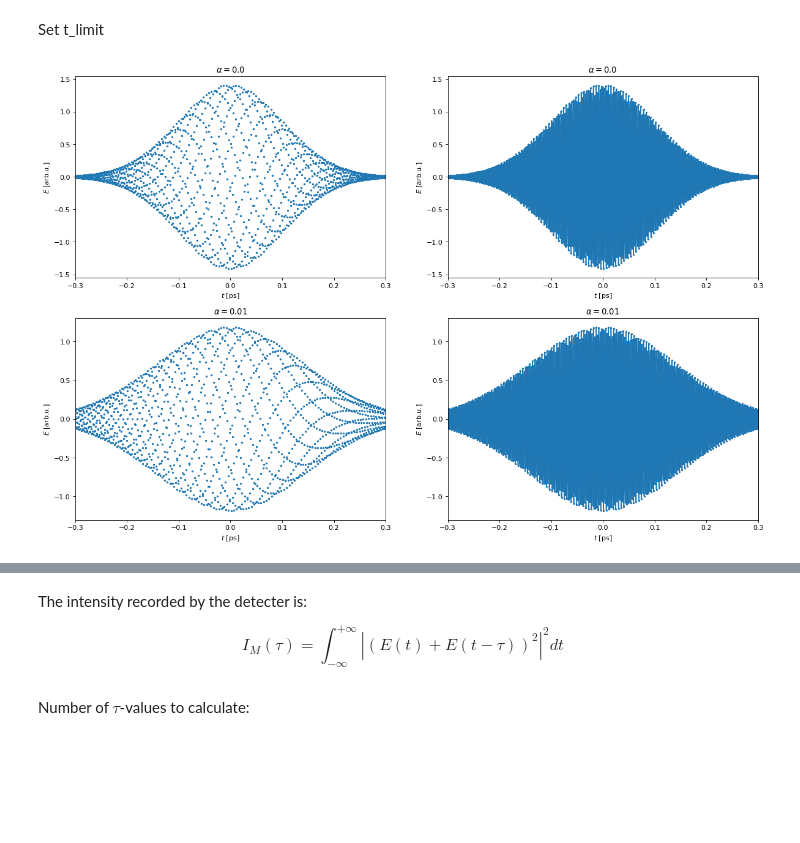
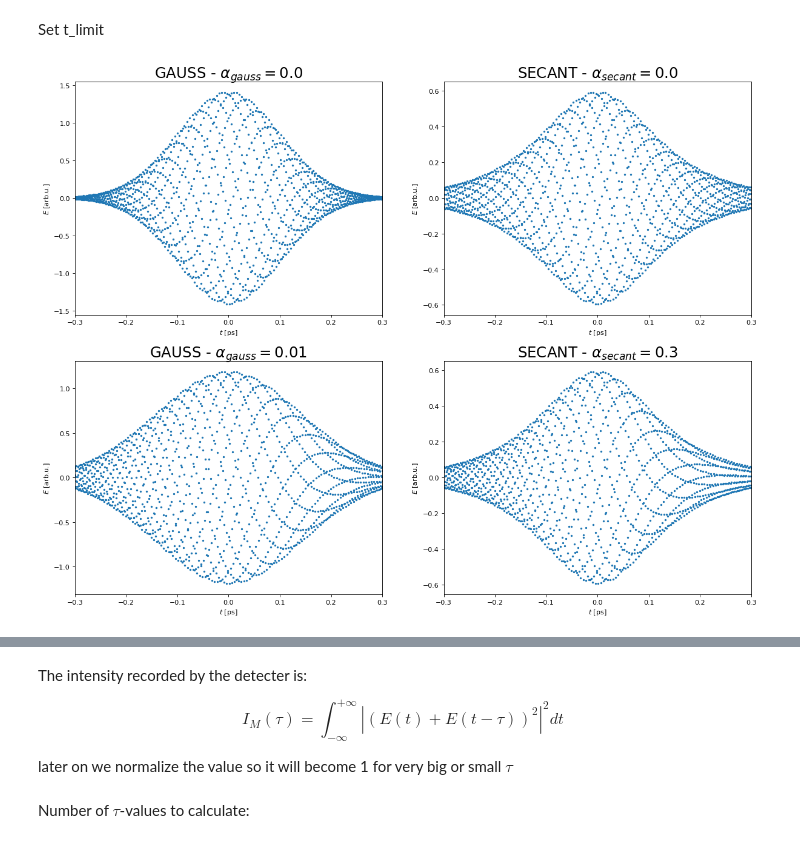
Before and after one commit to JKU-HFP/Chirp-Diagnostic, a Jupyter notebook: Simulating_Optical_Autocorrelation_of_Laser_with_Chirp.ipynb, the cells around one changed output, grey strips where cells are left out. Cells and saved outputs as stored; diff of their text form; code cells hidden in the pictures; blank space fills up the shorter version.

Commit message:
Finished with secant pulse, but theres's an overflow warning and fit still doesn't scale

```diff
--- a/Simulating_Optical_Autocorrelation_of_Laser_with_Chirp.ipynb
+++ b/Simulating_Optical_Autocorrelation_of_Laser_with_Chirp.ipynb
@@ -75,5 +85,6 @@ omega_laser = 2 * np.pi * frequency_laser
 # %% [markdown]
 We calculate E for different $\alpha$ in (ps)$^2$.
 # %%
-alpha_values = np.array((0, 0.01))
+alpha_gauss_values = np.array((0, 0.01))
+alpha_secant_values = np.array((0, 0.3))
 # %% [markdown]
@@ -81,8 +92,13 @@ Calculate $A_{laser}$-array so that $\int f(t) dt = 1$
 # %%
-A_gauss = np.empty(alpha_values.size)
-for i in range(alpha_values.size):
-    A_gauss[i] = 1 / integrate.quad(
-        f_gauss, - np.inf, np.inf, args=(1, tau_0_laser, omega_laser, alpha_values[i]))[0]
+def normalize_f(alpha_values, f, tau_0, omega):
+    A = np.empty(alpha_values.size)
+    for i in range(alpha_values.size):
+        A[i] = 1 / integrate.quad(f_gauss, - np.inf, np.inf,
+                                  args=(1, tau_0, omega, alpha_values[i]))[0]
+    return A
+# %%
+A_gauss = normalize_f(alpha_gauss_values, f_gauss, tau_0_laser, omega_laser)
+A_secant = normalize_f(alpha_secant_values, f_secant, tau_0_laser, omega_laser)
 # %% [markdown]
 Set t_limit
 # %%
@@ -90,30 +106,36 @@ t_limit = 3 * tau_0_laser
 # %%
 t_values_1 = np.linspace(-t_limit, t_limit * 3, 3000)
 
-E_gauss_values_1 = np.empty((t_values_1.size, alpha_values.size), dtype=complex)
-for i in range(alpha_values.size):
+E_gauss_values_1 = np.empty((t_values_1.size, alpha_gauss_values.size), dtype=complex)
+for i in range(alpha_gauss_values.size):
     E_gauss_values_1[:,i] = E_gauss(t_values_1, A_gauss[i], tau_0_laser,
-                                    omega_laser, alpha_values[i])
+                                    omega_laser, alpha_gauss_values[i])
+
+E_secant_values_1 = np.empty((t_values_1.size, alpha_secant_values.size), dtype=complex)
+for i in range(alpha_secant_values.size):
+    E_secant_values_1[:,i] = E_secant(t_values_1, A_secant[i], tau_0_laser,
+                                    omega_laser, alpha_secant_values[i])
 # %%
-plt.figure(figsize=(18, alpha_values.size * 6), dpi=80)
-for i in range(alpha_values.size):
-    plt.subplot(alpha_values.size, 2, 2 * i + 1)
-    plt.title(r"$\alpha = {}$".format(alpha_values[i]))
+plt.figure(figsize=(18, max(alpha_gauss_values.size, alpha_secant_values.size) * 7), dpi=80)
+for i in range(alpha_gauss_values.size):
+    plt.subplot(max(alpha_gauss_values.size, alpha_secant_values.size), 2, 2 * i + 1)
+    plt.title(r"GAUSS - $\alpha_{gauss}" + " = {}$".format(alpha_gauss_values[i]), fontsize=22)
     plt.xlabel(r"$t$ [ps]")
     plt.ylabel(r"$E$ [arb.u.]")
     plt.xlim(-t_limit, t_limit)
     plt.plot(t_values_1, np.real(E_gauss_values_1[:,i]), ".", markersize=4)
 
-    plt.subplot(alpha_values.size, 2, 2 * i + 2)
-    plt.title(r"$\alpha = {}$".format(alpha_values[i]))
+for i in range(alpha_secant_values.size):
+    plt.subplot(max(alpha_gauss_values.size, alpha_secant_values.size), 2, 2 * i + 2)
+    plt.title(r"SECANT - $\alpha_{secant}" + " = {}$".format(alpha_secant_values[i]), fontsize=22)
     plt.xlabel(r"$t$ [ps]")
     plt.ylabel(r"$E$ [arb.u.]")
     plt.xlim(-t_limit , t_limit)
-    plt.plot(t_values_1, np.real(E_gauss_values_1[:,i]), ".", ls="-", markersize=4)
+    plt.plot(t_values_1, np.real(E_secant_values_1[:,i]), ".", markersize=4)
 
 plt.show()
 # %% [output]
-[figure, old version]
+[figure, new version]
 # %% [markdown]
 # Interferometric autocorrelation
 
@@ -129,4 +151,6 @@ Setup for an interferometric autocorrelator, similar to the field autocorrelator
 The intensity recorded by the detecter is:
 
 $$ I_M(\tau) = \int_{-\infty}^{+\infty}|(E(t)+E(t-\tau))^2|^2dt $$
+
+later on we normalize the value so it will become 1 for very big or small $\tau$
 # %%
```
Also changed, not shown: parts of 17 cells of this notebook.
